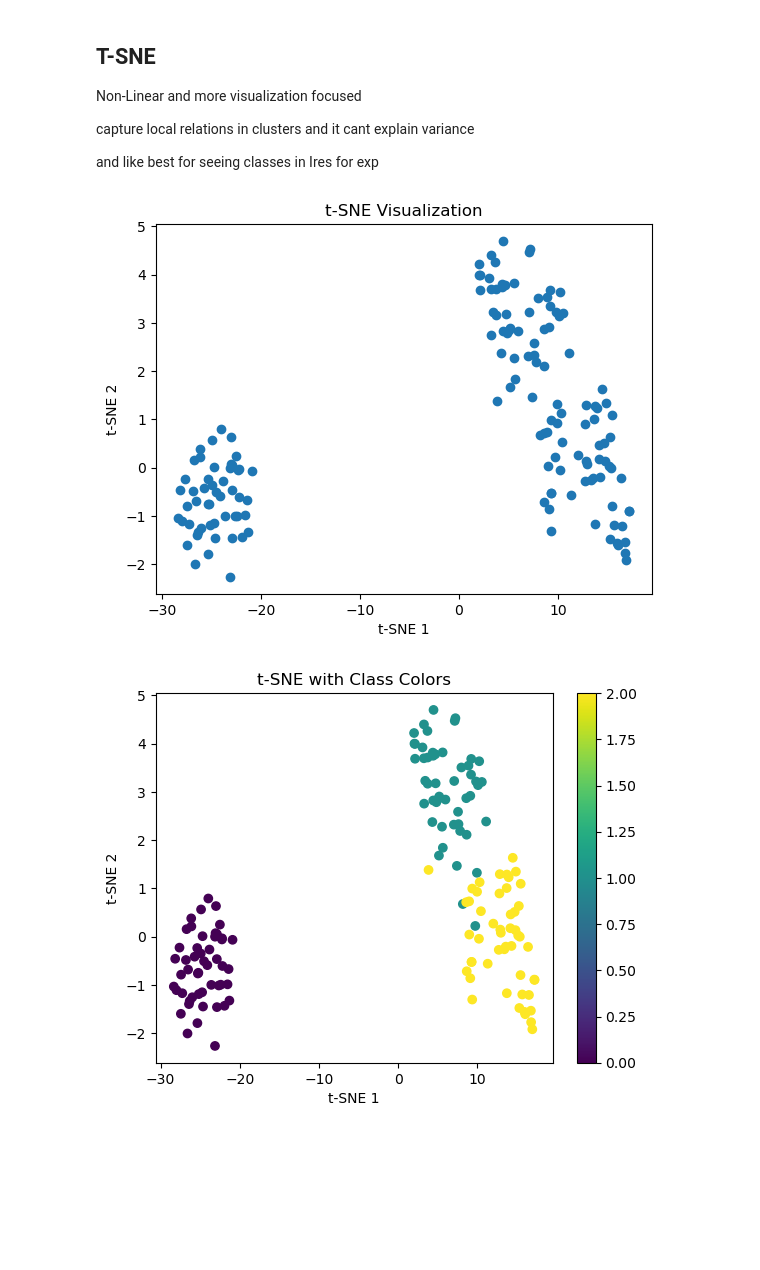
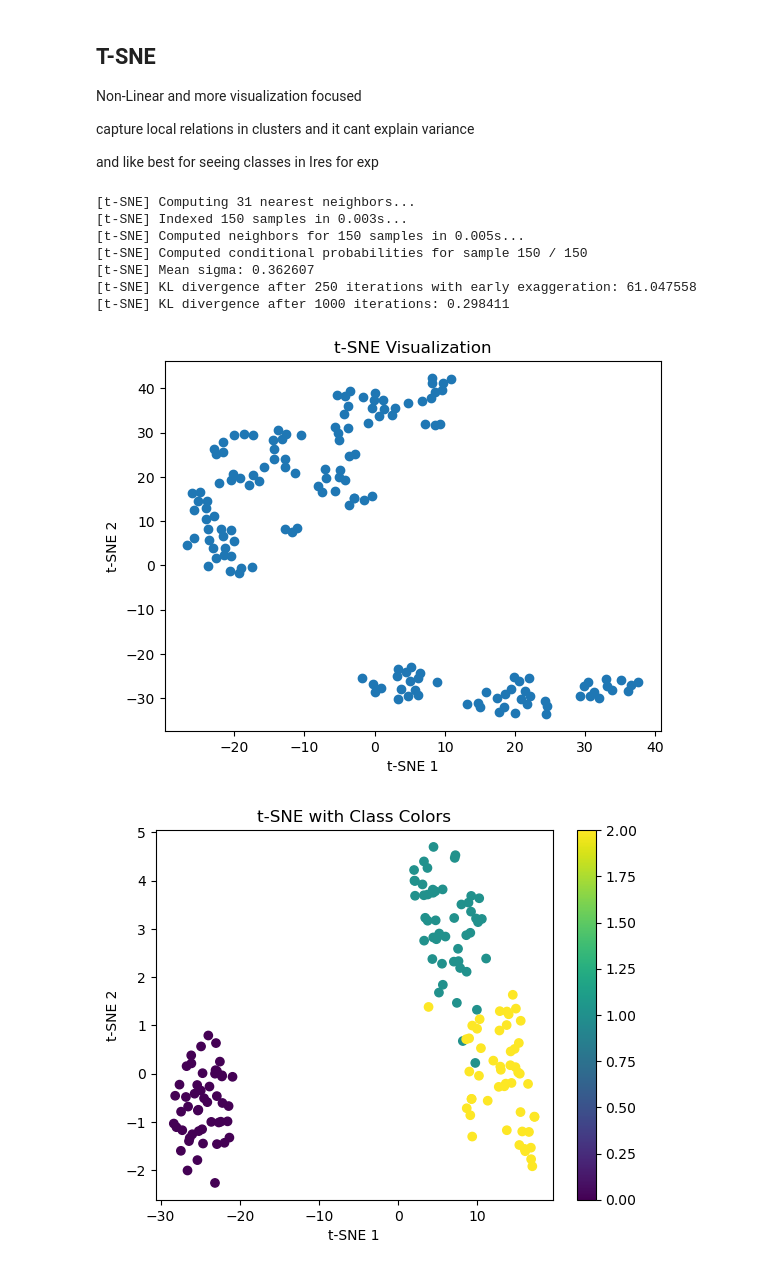
Before and after one commit to BigbossDD/DV_code, a Jupyter notebook: dim_reduction.ipynb, the cells around one changed output. Drawn from its saved outputs; the diff is of its cells as text; code cells hidden in the pictures; blank space fills up the shorter version.

```diff
--- a/dim_reduction.ipynb
+++ b/dim_reduction.ipynb
@@ -10,9 +10,11 @@ from sklearn.datasets import load_iris
 data = load_iris()
 df = data.data
 # %%
+from sklearn.preprocessing import StandardScaler
 from sklearn.decomposition import PCA #NOTE
 import numpy as np
 
+df = StandardScaler().fit_transform(df)
 
 # Create PCA object (reduce to 2 component)
 pca = PCA(n_components=2)
@@ -45,9 +47,9 @@ Explained Variance: [4.22824171 0.24267075]
 from sklearn.decomposition import PCA
 import matplotlib.pyplot as plt
 import numpy as np
-
+from sklearn.preprocessing import StandardScaler
 # Load dataset
-
+df = StandardScaler().fit_transform(df)
 
 # Apply PCA
 pca = PCA()
@@ -88,20 +90,34 @@ and like best for seeing classes in Ires for exp
 # %%
 from sklearn.manifold import TSNE
 import matplotlib.pyplot as plt
 
 # Apply t-SNE (2 components for visualization)
-tsne = TSNE(n_components=2 , random_state=42)
+tsne = TSNE(
+    n_components=2,
+    perplexity=10,      # same as R
+    learning_rate=200,   # eta
+    method='barnes_hut',
+    angle=0.5,         # similar to theta
+    verbose=1,
+    random_state=123)
 
 X_tsne = tsne.fit_transform(df)
 
 # Plot
 plt.scatter(X_tsne[:, 0], X_tsne[:, 1])
 plt.xlabel("t-SNE 1")
 plt.ylabel("t-SNE 2")
 plt.title("t-SNE Visualization")
 plt.show()
 # %% [output]
+[t-SNE] Computing 31 nearest neighbors...
+[t-SNE] Indexed 150 samples in 0.003s...
+[t-SNE] Computed neighbors for 150 samples in 0.005s...
+[t-SNE] Computed conditional probabilities for sample 150 / 150
+[t-SNE] Mean sigma: 0.362607
+[t-SNE] KL divergence after 250 iterations with early exaggeration: 61.047558
+[t-SNE] KL divergence after 1000 iterations: 0.298411
-[figure, old version]
+[figure, new version]
 # %%
 from sklearn.manifold import TSNE
 import matplotlib.pyplot as plt
```
Also changed, not shown: parts of 3 cells of this notebook.
